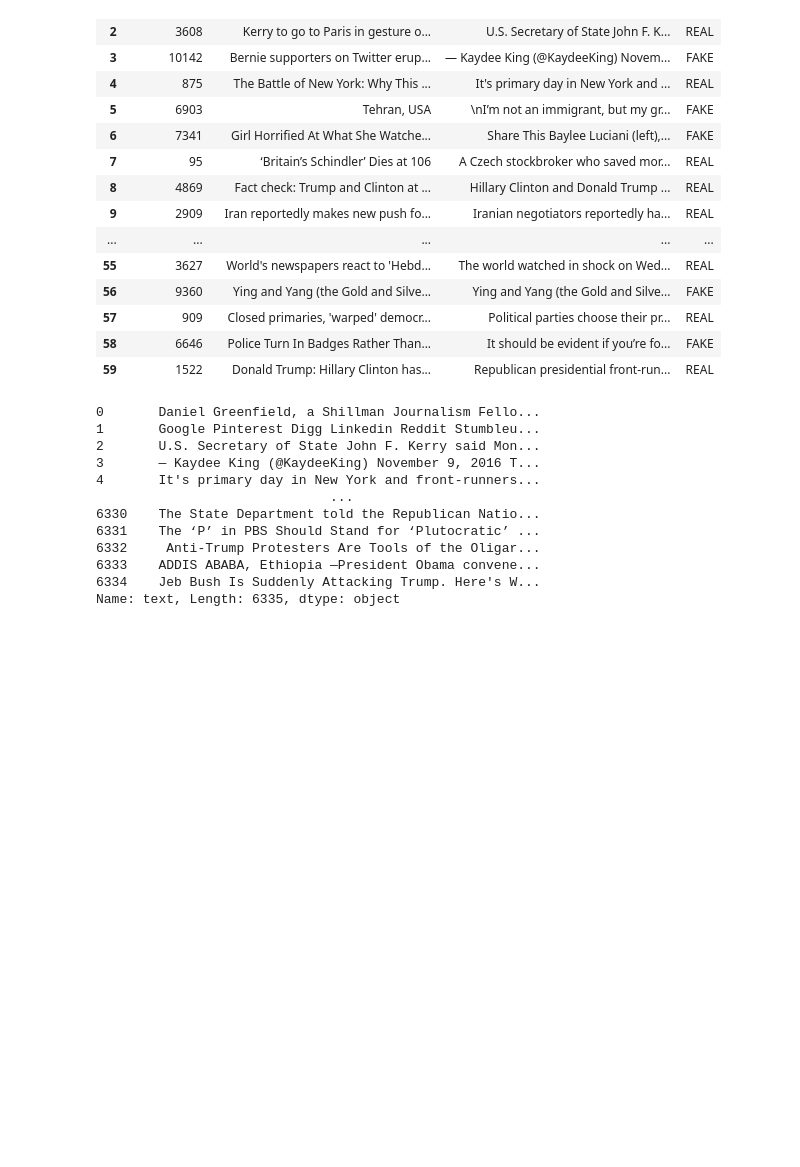
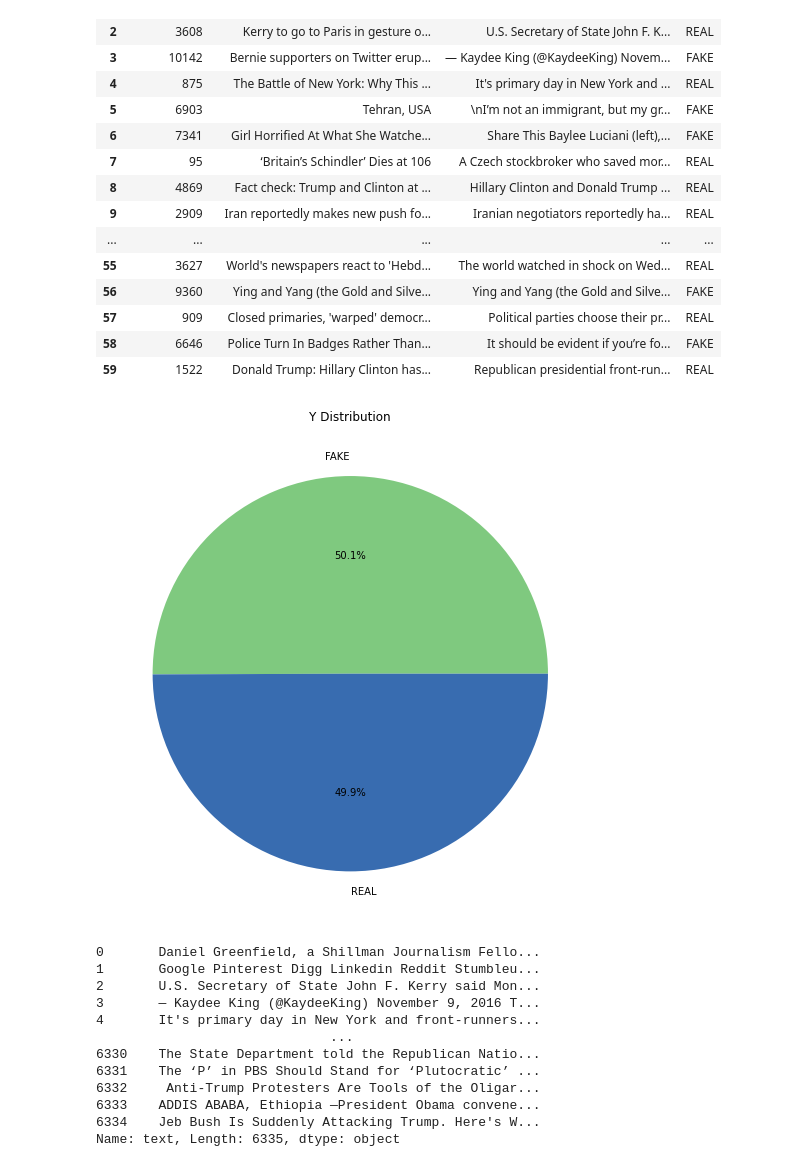
Before and after one commit to abdulmanafpv/Fake-News-Predict-App, a Jupyter notebook: Fake_News_Detection.ipynb, the cells around one changed output. Saved outputs shown, nothing was run; the diff lists cells and outputs as text; code cells hidden in the pictures; blank space fills up the shorter version.

```diff
--- a/Fake_News_Detection.ipynb
+++ b/Fake_News_Detection.ipynb
@@ -128,6 +130,19 @@ data[:60]
 # %%
 x=data['text']
 y=data['label']
+# %%
+count_label=data['label'].value_counts()
+labels_label=data['label'].unique()
+# %%
+plt.figure(figsize=(20,20))
+from matplotlib.gridspec import GridSpec
+grid=GridSpec(2,2)
+cmap=plt.get_cmap('Accent')
+colors=[cmap(i) for i in np.linspace(0,1,3)]
+plt.subplot(grid[0,1],aspect=1,title='Y Distribution')
+pie=plt.pie(count_label,labels=labels_label,autopct='%1.1f%%',colors=colors)
+# %% [output]
+[figure, added]
 # %%
 x
 # %% [output]
```
Also changed, not shown: parts of 2 cells of this notebook, 1 other file.
